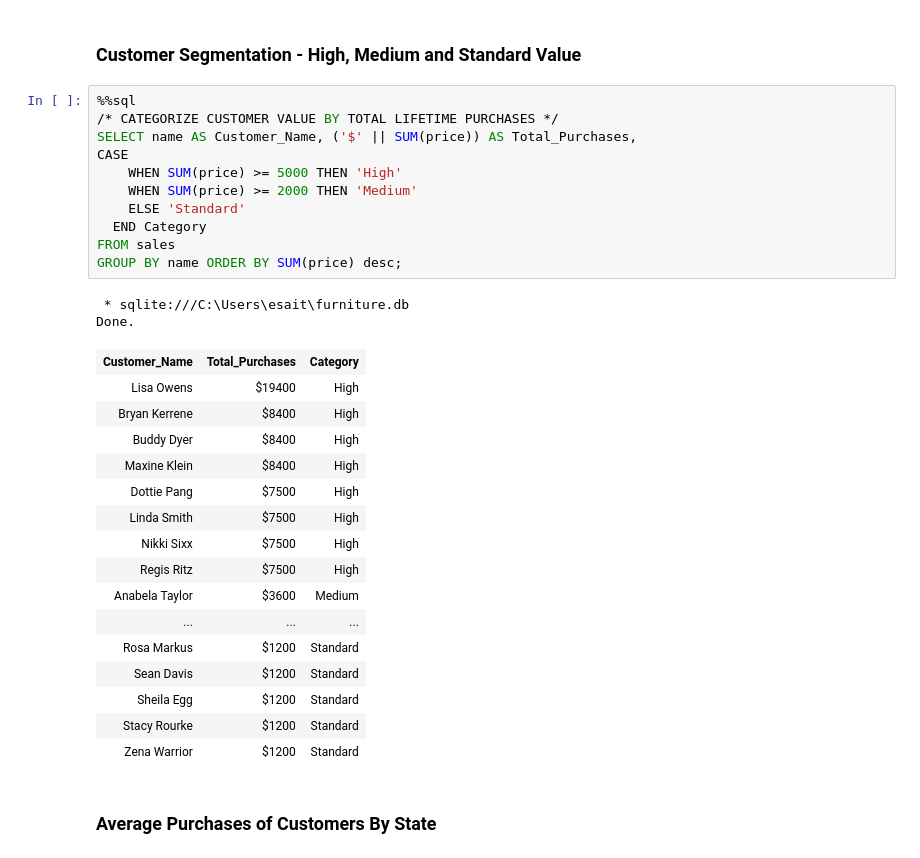
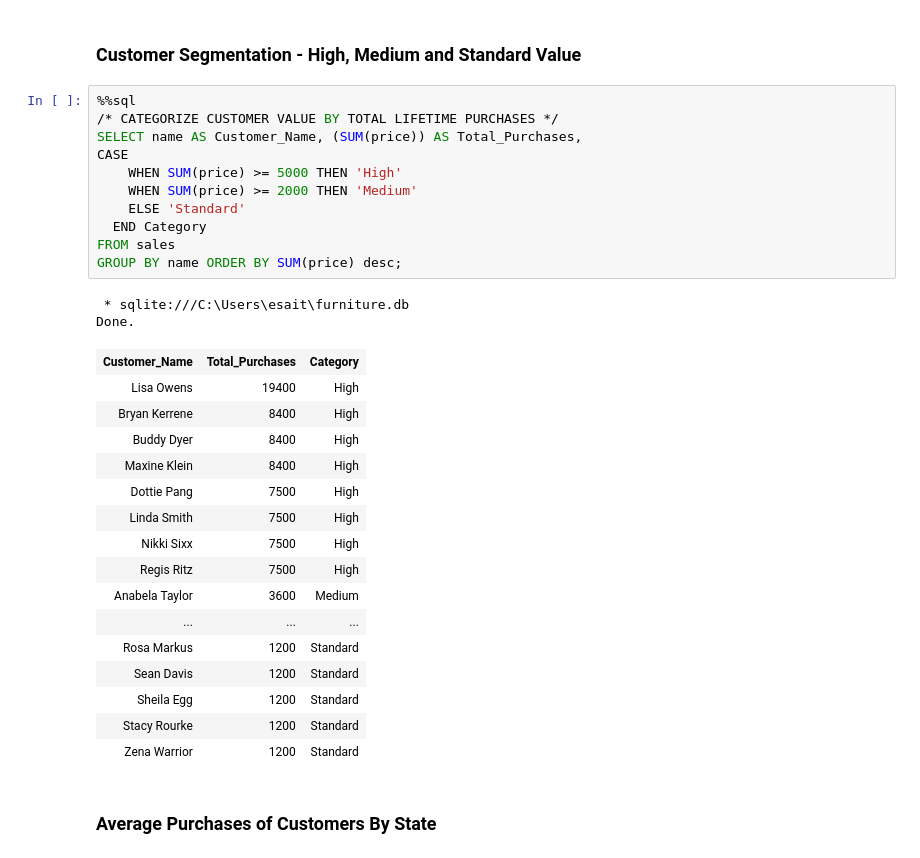
Before and after one commit to elakew/furniture_sales, a Jupyter notebook: furniture sales analysis.ipynb, the cells around one changed output. Cells and saved outputs as stored; diff of their text form.

```diff
--- a/furniture sales analysis.ipynb
+++ b/furniture sales analysis.ipynb
@@ -113,33 +113,33 @@ Done.
 # %%
 %%sql
 /* CATEGORIZE CUSTOMER VALUE BY TOTAL LIFETIME PURCHASES */
-SELECT name AS Customer_Name, ('$' || SUM(price)) AS Total_Purchases,
+SELECT name AS Customer_Name, (SUM(price)) AS Total_Purchases,
 CASE
     WHEN SUM(price) >= 5000 THEN 'High'
     WHEN SUM(price) >= 2000 THEN 'Medium'
     ELSE 'Standard'
   END Category
 FROM sales
 GROUP BY name ORDER BY SUM(price) desc;
 # %% [output]
  * sqlite:///C:\Users\esait\furniture.db
 Done.
 | Customer_Name | Total_Purchases | Category |
-| Lisa Owens | $19400 | High |
-| Bryan Kerrene | $8400 | High |
-| Buddy Dyer | $8400 | High |
-| Maxine Klein | $8400 | High |
-| Dottie Pang | $7500 | High |
-| Linda Smith | $7500 | High |
-| Nikki Sixx | $7500 | High |
-| Regis Ritz | $7500 | High |
-| Anabela Taylor | $3600 | Medium |
+| Lisa Owens | 19400 | High |
+| Bryan Kerrene | 8400 | High |
+| Buddy Dyer | 8400 | High |
+| Maxine Klein | 8400 | High |
+| Dottie Pang | 7500 | High |
+| Linda Smith | 7500 | High |
+| Nikki Sixx | 7500 | High |
+| Regis Ritz | 7500 | High |
+| Anabela Taylor | 3600 | Medium |
 | ... | ... | ... |
-| Rosa Markus | $1200 | Standard |
-| Sean Davis | $1200 | Standard |
-| Sheila Egg | $1200 | Standard |
-| Stacy Rourke | $1200 | Standard |
-| Zena Warrior | $1200 | Standard |
+| Rosa Markus | 1200 | Standard |
+| Sean Davis | 1200 | Standard |
+| Sheila Egg | 1200 | Standard |
+| Stacy Rourke | 1200 | Standard |
+| Zena Warrior | 1200 | Standard |
 # %% [markdown]
 ### Average Purchases of Customers By State
 # %%
```
Also changed, not shown: parts of 4 cells of this notebook.
